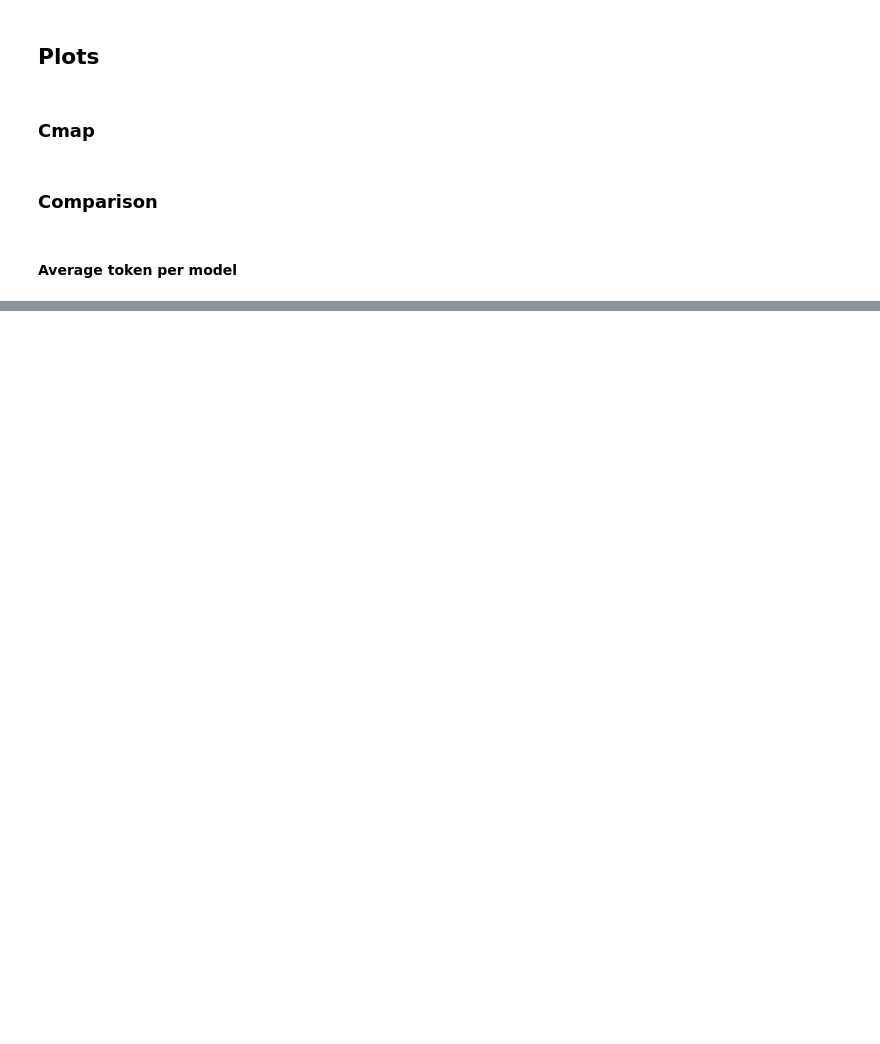
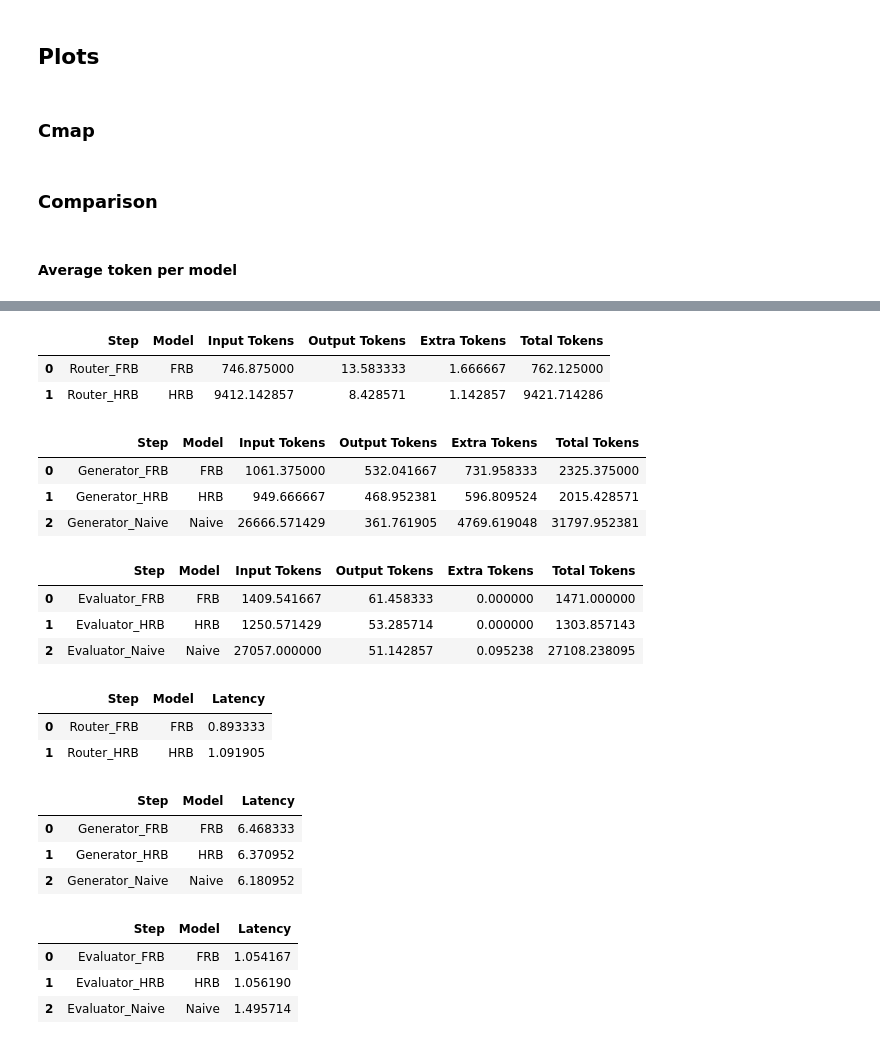
Before and after one commit to andreamurari/TesiMagistrale_NextQuerySuggestion, a Jupyter notebook: GeminiAPI_x_streamlit/token_usage_analysis.ipynb, the cells around one changed output, grey strips where cells are left out. Cells and saved outputs as stored; diff of their text form; code cells hidden in the pictures; blank space fills up the shorter version.

```diff
--- a/GeminiAPI_x_streamlit/token_usage_analysis.ipynb
+++ b/GeminiAPI_x_streamlit/token_usage_analysis.ipynb
@@ -315 +315,42 @@ Naive    38
 Name: count, dtype: int64
+# %%
+router_token_usage_df = df[df['Step'].str.contains('Router')].groupby(['Step', 'Model'])[['Input Tokens', 'Output Tokens', 'Extra Tokens', 'Total Tokens']].mean().reset_index()
+display(router_token_usage_df)
+
+generator_token_usage_df = df[df['Step'].str.contains('Generator')].groupby(['Step', 'Model'])[['Input Tokens', 'Output Tokens', 'Extra Tokens', 'Total Tokens']].mean().reset_index()
+display(generator_token_usage_df)
+
+evaluator_token_usage_df = df[df['Step'].str.contains('Evaluator')].groupby(['Step', 'Model'])[['Input Tokens', 'Output Tokens', 'Extra Tokens', 'Total Tokens']].mean().reset_index()
+display(evaluator_token_usage_df)
+
+router_time_usage_df = df[df['Step'].str.contains('Router')].groupby(['Step', 'Model'])['Latency'].mean().reset_index()
+display(router_time_usage_df)
+
+generator_time_usage_df = df[df['Step'].str.contains('Generator')].groupby(['Step', 'Model'])['Latency'].mean().reset_index()
+display(generator_time_usage_df)
+
+evaluator_time_usage_df = df[df['Step'].str.contains('Evaluator')].groupby(['Step', 'Model'])['Latency'].mean().reset_index()
+display(evaluator_time_usage_df)
+# %% [output]
+|  | Step | Model | Input Tokens | Output Tokens | Extra Tokens | Total Tokens |
+| 0 | Router_FRB | FRB | 746.875000 | 13.583333 | 1.666667 | 762.125000 |
+| 1 | Router_HRB | HRB | 9412.142857 | 8.428571 | 1.142857 | 9421.714286 |
+|  | Step | Model | Input Tokens | Output Tokens | Extra Tokens | Total Tokens |
+| 0 | Generator_FRB | FRB | 1061.375000 | 532.041667 | 731.958333 | 2325.375000 |
+| 1 | Generator_HRB | HRB | 949.666667 | 468.952381 | 596.809524 | 2015.428571 |
+| 2 | Generator_Naive | Naive | 26666.571429 | 361.761905 | 4769.619048 | 31797.952381 |
+|  | Step | Model | Input Tokens | Output Tokens | Extra Tokens | Total Tokens |
+| 0 | Evaluator_FRB | FRB | 1409.541667 | 61.458333 | 0.000000 | 1471.000000 |
+| 1 | Evaluator_HRB | HRB | 1250.571429 | 53.285714 | 0.000000 | 1303.857143 |
+| 2 | Evaluator_Naive | Naive | 27057.000000 | 51.142857 | 0.095238 | 27108.238095 |
+|  | Step | Model | Latency |
+| 0 | Router_FRB | FRB | 0.893333 |
+| 1 | Router_HRB | HRB | 1.091905 |
+|  | Step | Model | Latency |
+| 0 | Generator_FRB | FRB | 6.468333 |
+| 1 | Generator_HRB | HRB | 6.370952 |
+| 2 | Generator_Naive | Naive | 6.180952 |
+|  | Step | Model | Latency |
+| 0 | Evaluator_FRB | FRB | 1.054167 |
+| 1 | Evaluator_HRB | HRB | 1.056190 |
+| 2 | Evaluator_Naive | Naive | 1.495714 |
```
Also changed, not shown: parts of 6 cells of this notebook, 2 other files.
